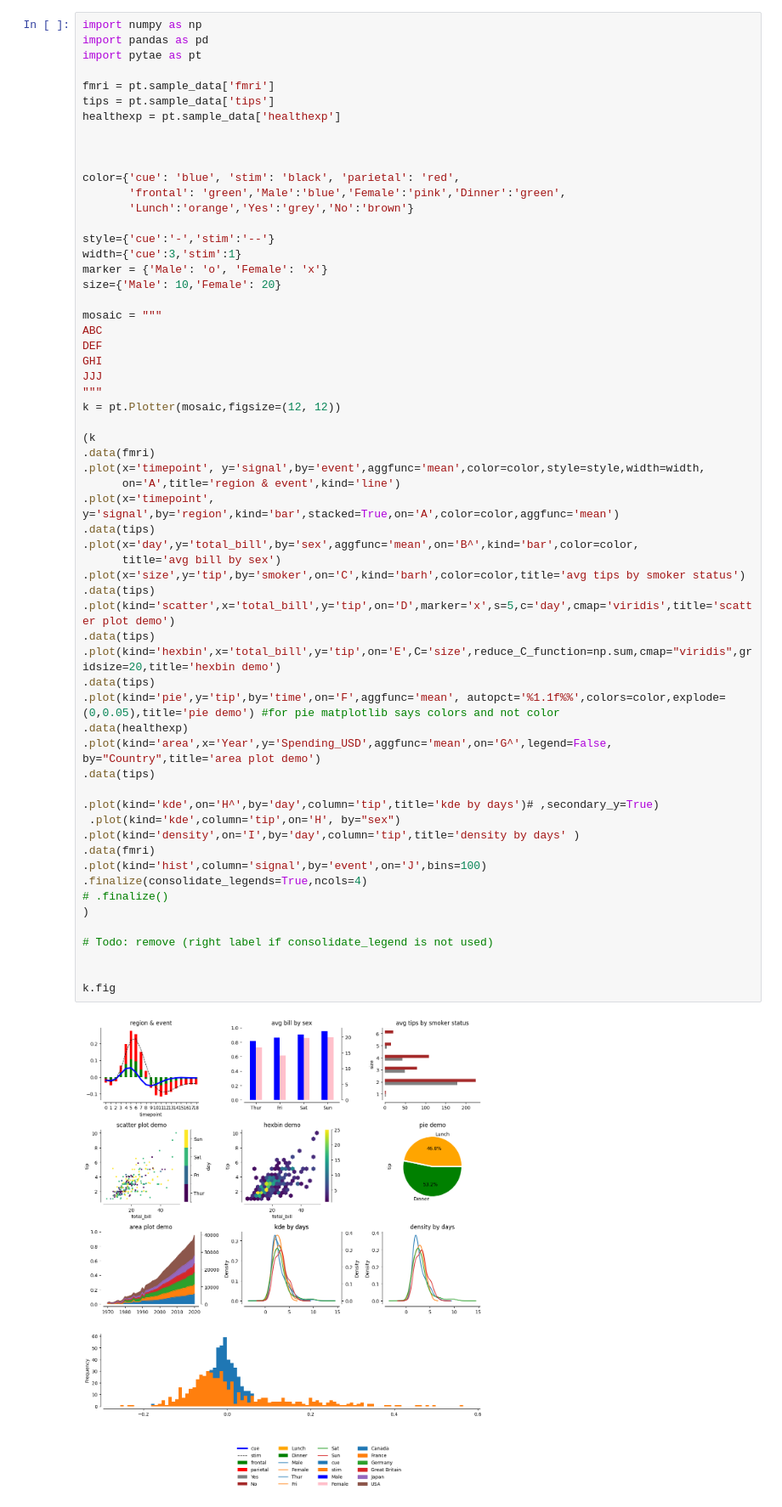
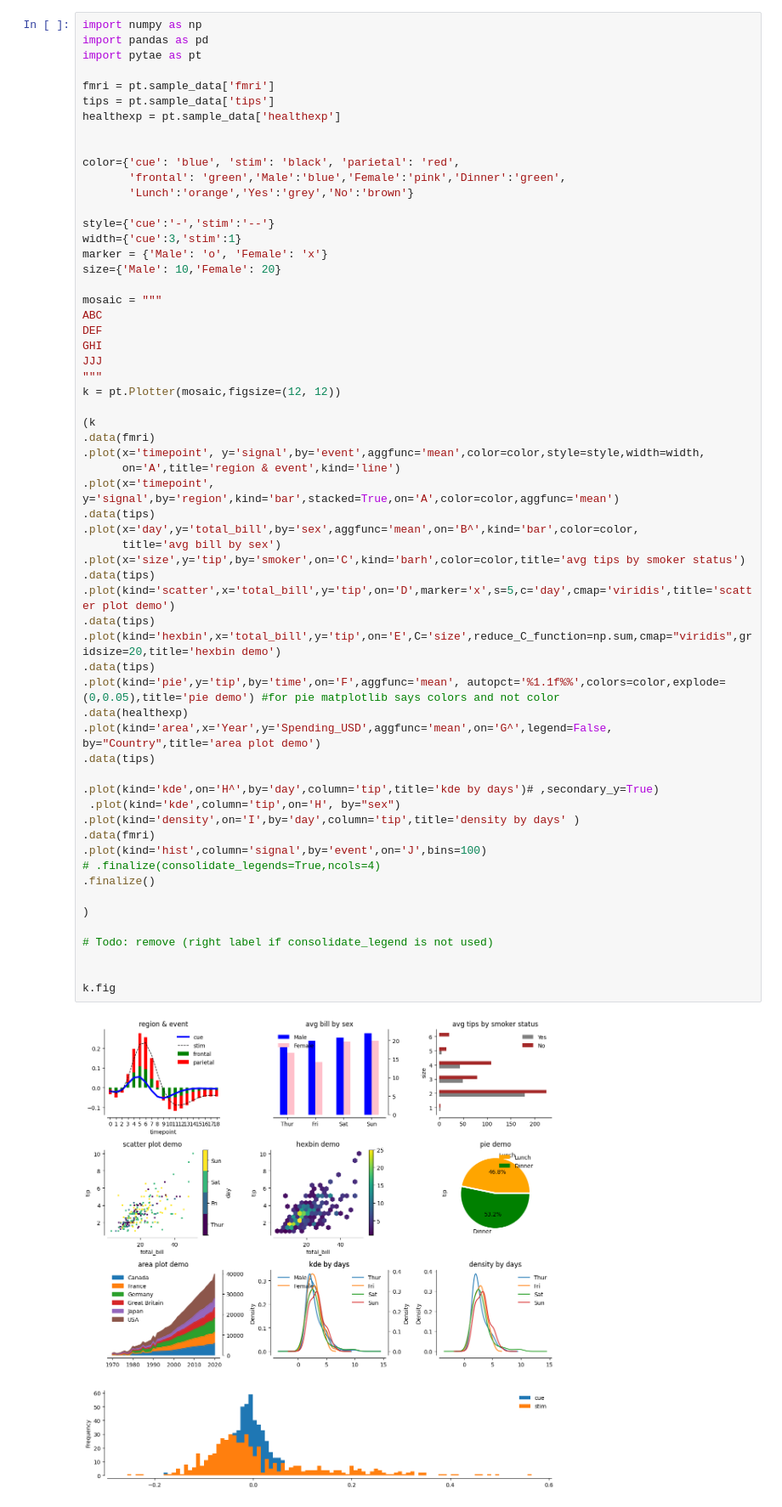
Before and after one commit to maddytae/pytae, a Jupyter notebook: src/plotter.ipynb, the cells around one changed output. Shown: that part at 85% size. Cells and saved outputs as stored; diff of their text form.

```diff
--- a/src/plotter.ipynb
+++ b/src/plotter.ipynb
@@ -6,7 +6,6 @@ import pytae as pt
 fmri = pt.sample_data['fmri']
 tips = pt.sample_data['tips']
 healthexp = pt.sample_data['healthexp']
-
 
 
 color={'cue': 'blue', 'stim': 'black', 'parietal': 'red',
@@ -30,33 +29,34 @@ k = pt.Plotter(mosaic,figsize=(12, 12))
 .data(fmri)
 .plot(x='timepoint', y='signal',by='event',aggfunc='mean',color=color,style=style,width=width,
       on='A',title='region & event',kind='line')
 .plot(x='timepoint', y='signal',by='region',kind='bar',stacked=True,on='A',color=color,aggfunc='mean')
 .data(tips)
 .plot(x='day',y='total_bill',by='sex',aggfunc='mean',on='B^',kind='bar',color=color,
       title='avg bill by sex')
 .plot(x='size',y='tip',by='smoker',on='C',kind='barh',color=color,title='avg tips by smoker status')
 .data(tips)
 .plot(kind='scatter',x='total_bill',y='tip',on='D',marker='x',s=5,c='day',cmap='viridis',title='scatter plot demo')
 .data(tips)
 .plot(kind='hexbin',x='total_bill',y='tip',on='E',C='size',reduce_C_function=np.sum,cmap="viridis",gridsize=20,title='hexbin demo')
 .data(tips)
 .plot(kind='pie',y='tip',by='time',on='F',aggfunc='mean', autopct='%1.1f%%',colors=color,explode=(0,0.05),title='pie demo') #for pie matplotlib says colors and not color
 .data(healthexp)
 .plot(kind='area',x='Year',y='Spending_USD',aggfunc='mean',on='G^',legend=False, by="Country",title='area plot demo')
 .data(tips)
 
 .plot(kind='kde',on='H^',by='day',column='tip',title='kde by days')# ,secondary_y=True)
  .plot(kind='kde',column='tip',on='H', by="sex")
 .plot(kind='density',on='I',by='day',column='tip',title='density by days' )
 .data(fmri)
 .plot(kind='hist',column='signal',by='event',on='J',bins=100)
-.finalize(consolidate_legends=True,ncols=4)
-# .finalize()
+# .finalize(consolidate_legends=True,ncols=4)
+.finalize()
+
 )
 
 # Todo: remove (right label if consolidate_legend is not used)
 
 
 k.fig
 # %% [output]
-[figure, old version]
+[figure, new version]
```
Also changed, not shown: parts of 9 cells of this notebook, 1 other file.
